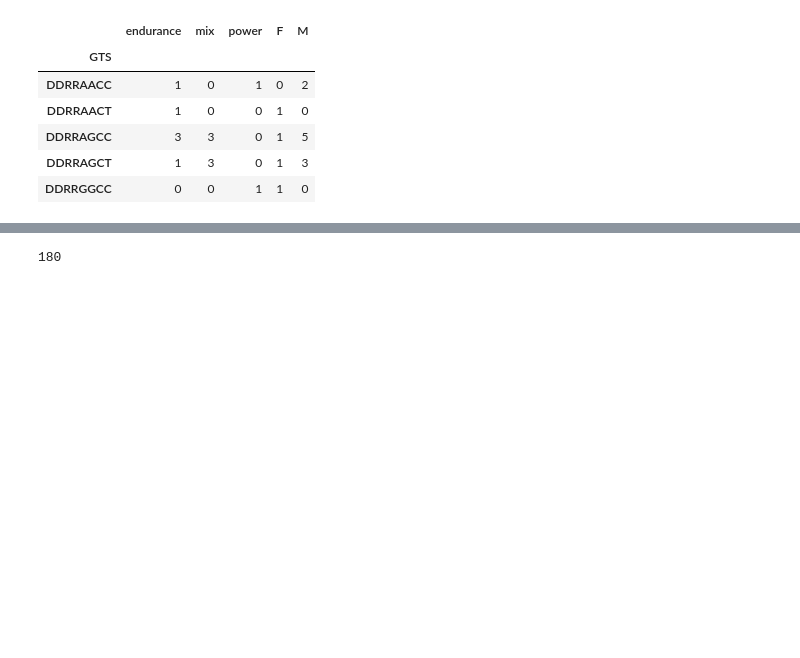
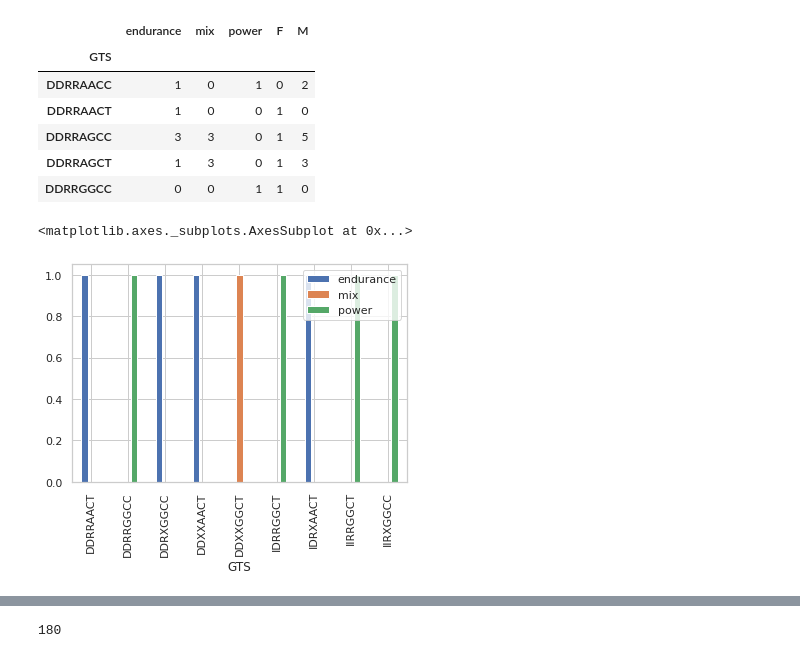
Before and after one commit to erinijapranckeviciene/ppolygenic, a Jupyter notebook: ppolygenic.ipynb, the cells around one changed output, grey strips where cells are left out. Cells and saved outputs as stored; diff of their text form; code cells hidden in the pictures; blank space fills up the shorter version.

```diff
--- a/ppolygenic.ipynb
+++ b/ppolygenic.ipynb
@@ -348,3 +408,9 @@ gtsm2.head()
 | DDRRAGCC | 3 | 3 | 0 | 1 | 5 |
 | DDRRAGCT | 1 | 3 | 0 | 1 | 3 |
 | DDRRGGCC | 0 | 0 | 1 | 1 | 0 |
+# %%
+gtsm2f=gtsm2[(gtsm2['M']==0)]
+gtsm2f.plot.bar(y=['endurance','mix','power'])
+# %% [output]
+<matplotlib.axes._subplots.AxesSubplot at 0x...>
+[figure, added]
```
Also changed, not shown: parts of 7 cells of this notebook.
